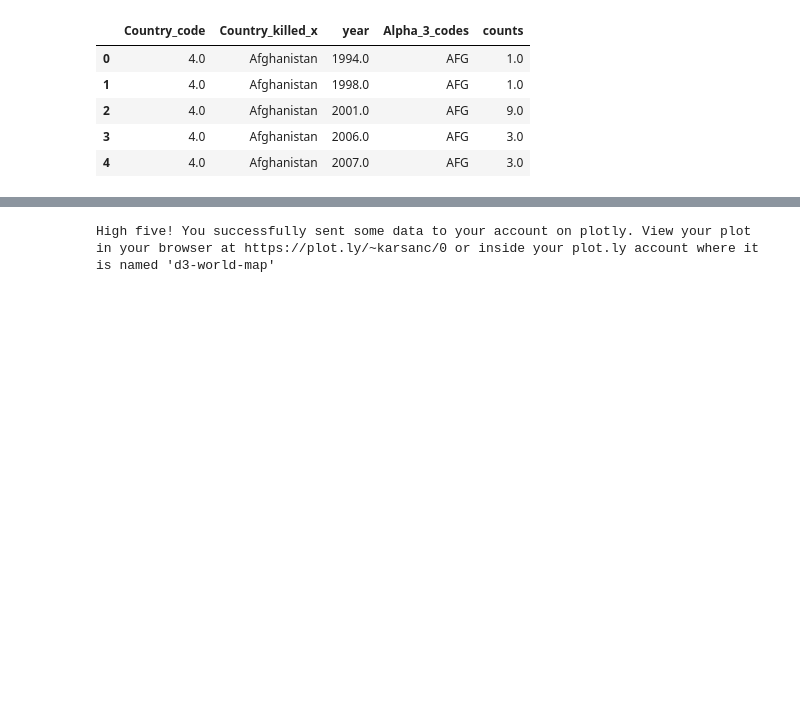
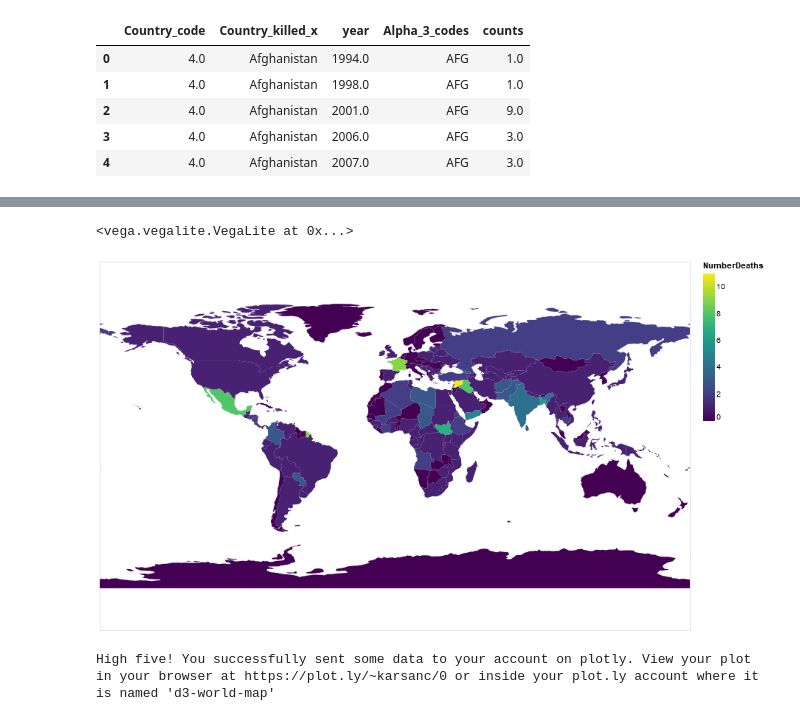
Before and after one commit to seashiva94/data_viz_project, a Jupyter notebook: mapColor.ipynb, the cells around one changed output, grey strips where cells are left out. Drawn from its saved outputs; the diff is of its cells as text; code cells hidden in the pictures; blank space fills up the shorter version.

Commit message:
slider

```diff
--- a/mapColor.ipynb
+++ b/mapColor.ipynb
@@ -101,3 +109,26 @@ alt.Chart(countries).mark_geoshape().project(
+# %%
+slider = alt.binding_range(min=2015, max=2016, step=1)
+select_year = alt.selection_single(name="year", fields=['year'], bind=slider)
+
+alt.Chart(countries).mark_geoshape().project(
+    type='equirectangular'
+).transform_lookup(
+    lookup='id',
+    from_=alt.LookupData(counts_all, 'Country_code', ['Country_code','year','Country','NumberDeaths'])
+).encode(
+    color='NumberDeaths:Q',
+    tooltip=['Country:N','NumberDeaths:Q', 'year:Q'],
+).properties(
+    width=800,
+    height=500,
+).add_selection(
+    select_year
+).transform_filter(
+    select_year
+)
+# %% [output]
+<vega.vegalite.VegaLite at 0x...>
+[figure, added]
 # %%
 import plotly.plotly as py
 import pandas as pd
```
Also changed, not shown: parts of 5 cells of this notebook.
